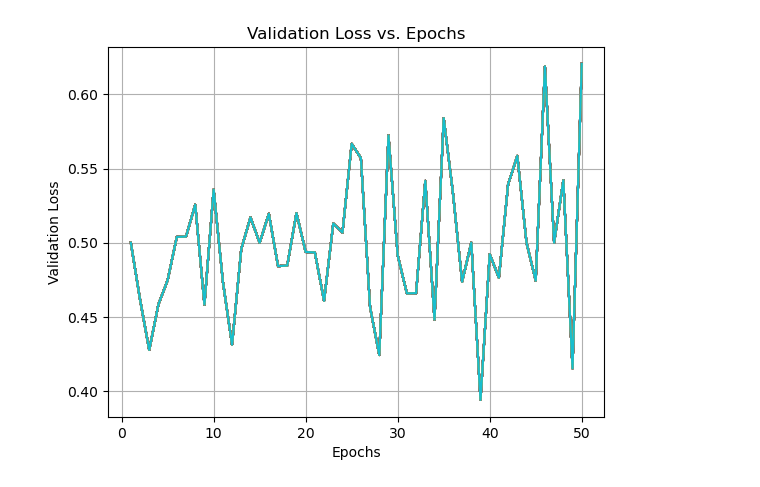
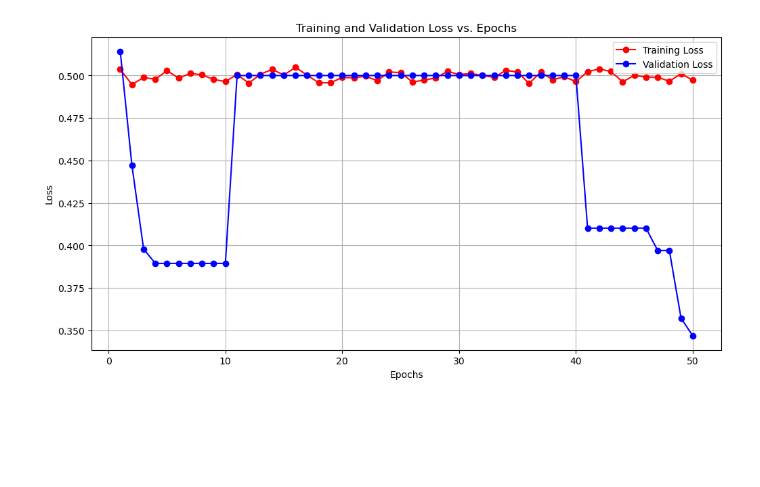
Before and after one commit to janMagnusHeimann/tum_ai_MIT_impact_project, a Jupyter notebook: main.ipynb, the cells around one changed output. Cells and saved outputs as stored; diff of their text form; code cells hidden in the pictures; blank space fills up the shorter version.

Commit message:
plots included

```diff
--- a/main.ipynb
+++ b/main.ipynb
@@ -104,6 +104,7 @@ EPOCHS = 10
 learning_rate = 0.1
 
 validation_losses = []
+training_losses = []
 
 # Example transformation
 transform = transforms.Compose([
@@ -180,7 +181,8 @@ for i in range(num_batches):
 
         model.train()
 
-
+        train_loss = train(train_loader, device, model, optimizer, criterion)
+        scheduler.step(train_loss)
 
         loss = train(train_loader, device, model, optimizer, criterion)
         scheduler.step(loss)
@@ -194,11 +196,13 @@ for i in range(num_batches):
             best_val_loss = validation_loss
             print(f"Best Validation Loss: {best_val_loss:.4f}")
 
-    # Store the best validation loss for the current batch
-    validation_losses.append(best_val_loss)
+        # Store the best validation loss for the current epoch
+        validation_losses.append(best_val_loss)
+        training_losses.append(train_loss)
 
 model.load_state_dict(best_model_state)
 test_loss, test_outputs, test_truth = test(test_loader, device, model, criterion)
 print(f"Test Loss: {test_loss:.4f}")
+print(f"validation losses: {validation_losses}")
 # %% [output]
 Batch 1/5, Train Size: 8994, Validation Size: 6
@@ -218,27 +226,18 @@ Best Validation Loss: 0.3598
-# %%
-""" # Plot validation loss vs. batches
-batches = np.arange(1, 834 + 1)
-plt.figure()
-plt.plot(batches, validation_losses, '-o')
-plt.xlabel('Batches')
-plt.ylabel('Validation Loss')
-plt.title('Validation Loss vs. Batches')
-plt.grid(True)
-plt.show() """
-
-# Plot validation loss vs. epochs for each batch
-plt.figure()
-for i, val_losses in enumerate(validation_losses_per_epoch):
-    epochs = np.arange(1, EPOCHS * 5 + 1)
-    plt.plot(epochs, val_losses, label=f'Batch {i+1}')
-plt.xlabel('Epochs')
-plt.ylabel('Validation Loss')
-plt.title('Validation Loss vs. Epochs')
-#plt.legend()
-plt.grid(True)
-plt.show()
-# %% [output]
-[figure, removed]
+# %%
+# Plotting validation loss and training loss vs. epochs
+plt.figure(figsize=(12, 6))
+
+plt.plot(range(1, len(training_losses) + 1), training_losses, marker='o', linestyle='-', color='r', label='Training Loss')
+plt.plot(range(1, len(validation_losses) + 1), validation_losses, marker='o', linestyle='-', color='b', label='Validation Loss')
+
+plt.title('Training and Validation Loss vs. Epochs')
+plt.xlabel('Epochs')
+plt.ylabel('Loss')
+plt.legend()
+plt.grid(True)
+plt.show()
+# %% [output]
+[figure, added]
 # %%
 X = np.random.rand(1000, 119)  # Example: 1000 samples, 10 features
 y = np.random.rand(1000)      # Example: 1000 target values
```
Also changed, not shown: parts of 3 cells of this notebook.
